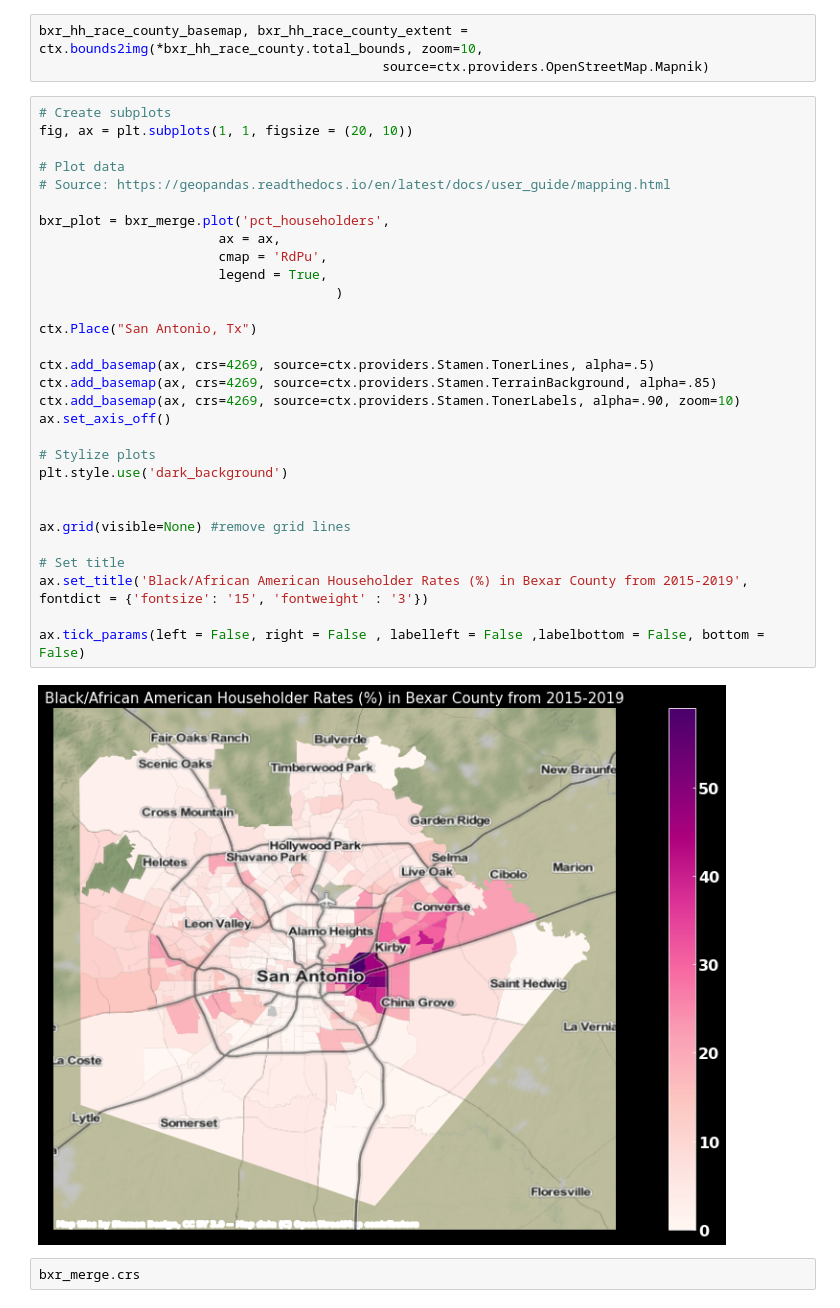
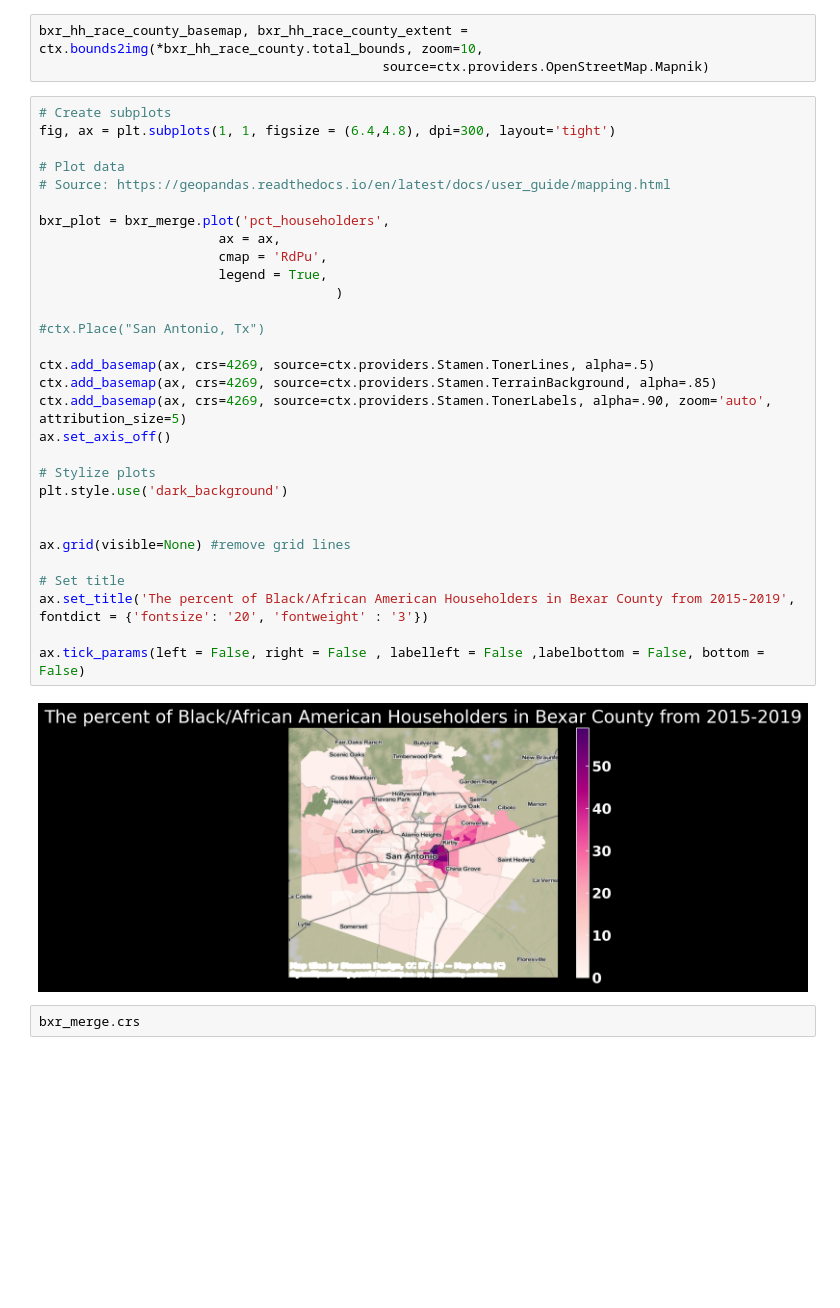
Before and after one commit to dianita956/Maps, a Jupyter notebook: Bexar County Black and African American Home Ownership ACS_5_2019 (percentage).ipynb, the cells around one changed output. Saved outputs shown, nothing was run; the diff lists cells and outputs as text; blank space fills up the shorter version.

```diff
--- a/Bexar County Black and African American Home Ownership ACS_5_2019 (percentage).ipynb
+++ b/Bexar County Black and African American Home Ownership ACS_5_2019 (percentage).ipynb
@@ -265,36 +265,36 @@ bxr_hh_race_county_basemap, bxr_hh_race_county_extent = ctx.bounds2img(*bxr_hh_r
                                             source=ctx.providers.OpenStreetMap.Mapnik)
 # %%
 # Create subplots
-fig, ax = plt.subplots(1, 1, figsize = (20, 10))
+fig, ax = plt.subplots(1, 1, figsize = (6.4,4.8), dpi=300, layout='tight')
 
 # Plot data
 # Source: https://geopandas.readthedocs.io/en/latest/docs/user_guide/mapping.html
 
 bxr_plot = bxr_merge.plot('pct_householders',
                        ax = ax,
                        cmap = 'RdPu',
                        legend = True,
                                       )
 
-ctx.Place("San Antonio, Tx")
+#ctx.Place("San Antonio, Tx")
 
 ctx.add_basemap(ax, crs=4269, source=ctx.providers.Stamen.TonerLines, alpha=.5)
 ctx.add_basemap(ax, crs=4269, source=ctx.providers.Stamen.TerrainBackground, alpha=.85)
-ctx.add_basemap(ax, crs=4269, source=ctx.providers.Stamen.TonerLabels, alpha=.90, zoom=10)
+ctx.add_basemap(ax, crs=4269, source=ctx.providers.Stamen.TonerLabels, alpha=.90, zoom='auto', attribution_size=5)
 ax.set_axis_off()
 
 # Stylize plots
 plt.style.use('dark_background')
 
 
 ax.grid(visible=None) #remove grid lines
 
 # Set title
-ax.set_title('Black/African American Householder Rates (%) in Bexar County from 2015-2019', fontdict = {'fontsize': '15', 'fontweight' : '3'})
+ax.set_title('The percent of Black/African American Householders in Bexar County from 2015-2019', fontdict = {'fontsize': '20', 'fontweight' : '3'})
 
 ax.tick_params(left = False, right = False , labelleft = False ,labelbottom = False, bottom = False)
 # %% [output]
-[figure, old version]
+[figure, new version]
 # %%
 bxr_merge.crs
 # %% [output]
```
